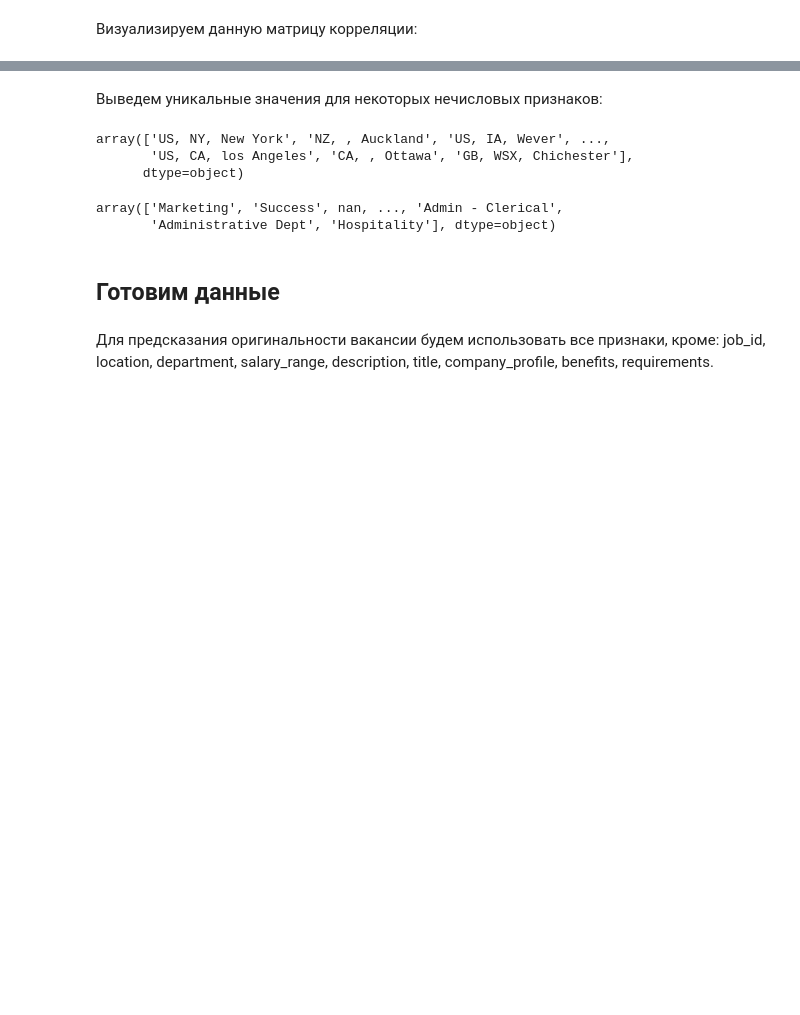
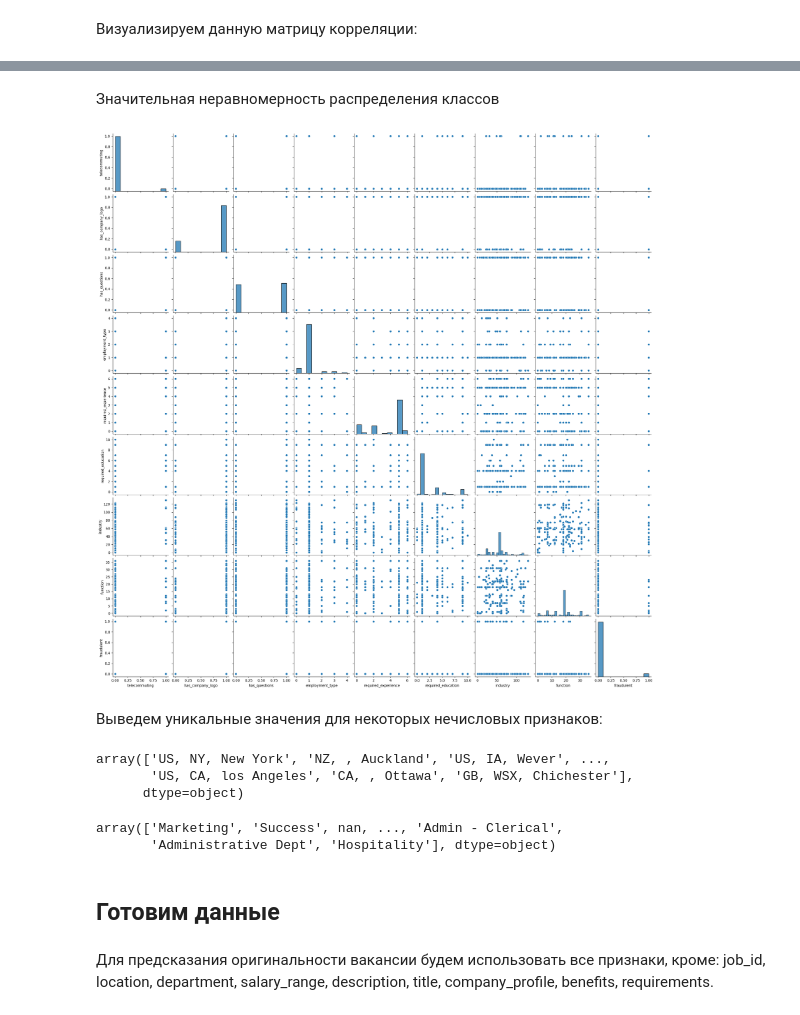
Before and after one commit to multifacs/MachineLearning, a Jupyter notebook: Fake_Jobs.ipynb, the cells around one changed output, grey strips where cells are left out. Drawn from its saved outputs; the diff is of its cells as text; code cells hidden in the pictures; blank space fills up the shorter version.

```diff
--- a/Fake_Jobs.ipynb
+++ b/Fake_Jobs.ipynb
@@ -249,3 +195,11 @@ sns.heatmap(corr_mat, square=True, fmt='.2f', vmin=-1, vmax=1, cmap='coolwarm')
+# %% [markdown]
+Значительная неравномерность распределения классов
+# %%
+random_subset = np.random.choice(np.arange(data.shape[0]), size=500, replace=False)
+sns.pairplot(data.iloc[random_subset], diag_kind="hist")
+pass
+# %% [output]
+[figure, added]
 # %% [markdown]
 Выведем уникальные значения для некоторых нечисловых признаков:
 # %%
```
Also changed, not shown: parts of 17 cells of this notebook.
